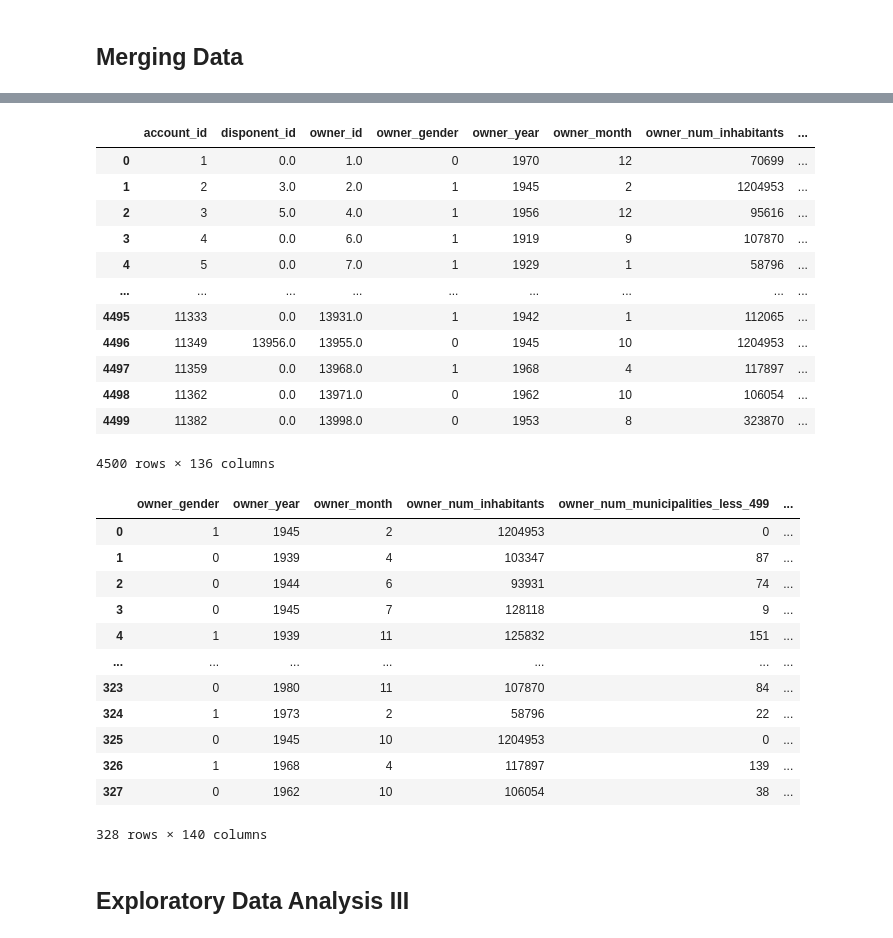
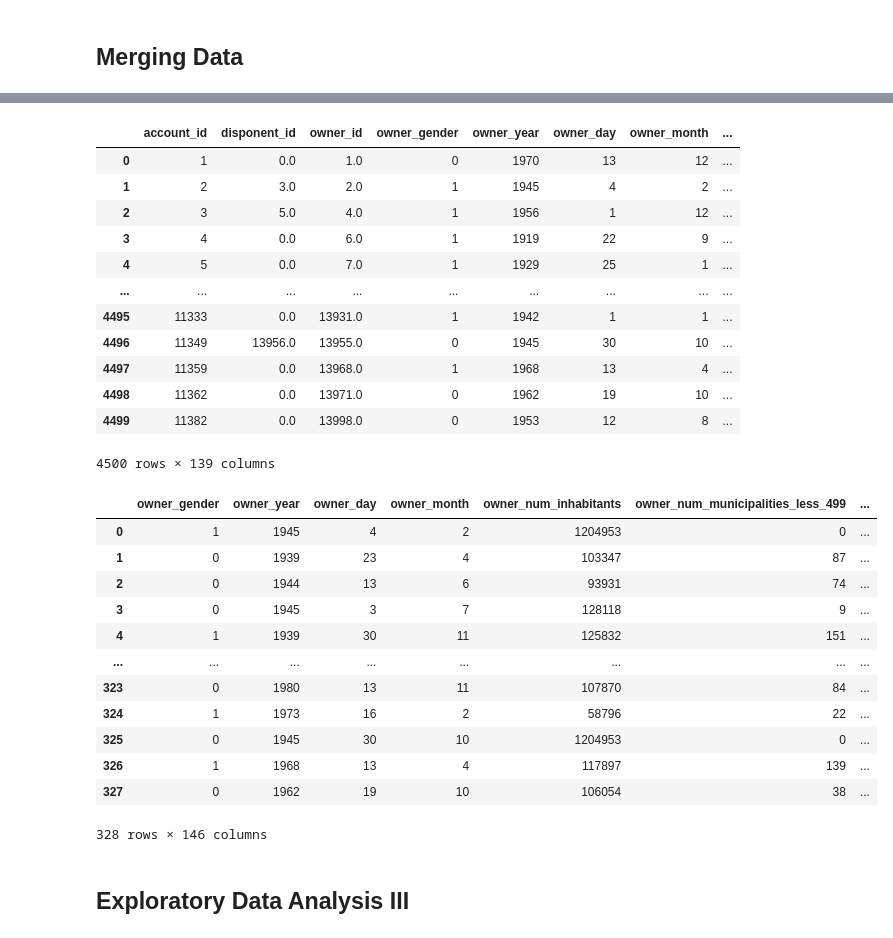
Before and after one commit to diogoabnunes/AC-Project, a Jupyter notebook: docs/notebook.ipynb, the cells around one changed output, grey strips where cells are left out. Cells and saved outputs as stored; diff of their text form; code cells hidden in the pictures.

```diff
--- a/docs/notebook.ipynb
+++ b/docs/notebook.ipynb
@@ -186,8 +186,9 @@ def preProcessClient(client_df):
     #df['birth_number'] = df['year']*10000 + df['month']*100 + df['day']
     #df['birth'] = pd.to_datetime(df['birth_number'], format='%Y%m%d')
 
+
     # Removing unnecessary columns
-    df = df.drop(['birth_number', 'day', 'mix'], axis=1)
+    df = df.drop(['birth_number', 'mix'], axis=1)
 
     return df
 
@@ -271,7 +272,7 @@ def preProcessLoan(loan_df):
     df['month'] = (df['date'] % 10000) // 100 # get middle digits
 
     # Removing unnecessary columns
-    df = df.drop(['date', 'day'], axis=1)
+    df = df.drop(['date'], axis=1)
 
     return df
 
@@ -287,7 +288,7 @@ def preProcessTransaction(transaction_df):
     df['type'].replace({'credit': 1, 'withdrawal': -1, 'withdrawal in cash': -1}, inplace=True)
 
     # Removing unnecessary columns
-    df = df.drop(['date', 'day', 'bank', 'account', 'operation', 'k_symbol'], axis=1)
+    df = df.drop(['date', 'bank', 'account', 'operation', 'k_symbol'], axis=1)
 
     return df
 # %%
@@ -351,7 +352,7 @@ def processRightSide(client, disp, card, district):
     rightSide = rightSide.drop(['client_id', 'client_id_disp', 'district_id', 'district_id_disp', 'disponent_card_type', 'disponent_issued_card_month', 'disponent_issued_card_year'], axis=1)
     rightSide = rightSide.drop(['owner_issued_card_month', 'owner_issued_card_year'], axis=1)
 
-    rightSide = rightSide.rename(columns={'gender': 'owner_gender', 'year': 'owner_year', 'month': 'owner_month', 'no. of inhabitants': 'owner_num_inhabitants',
+    rightSide = rightSide.rename(columns={'gender': 'owner_gender', 'year': 'owner_year', 'day': 'owner_day', 'month': 'owner_month', 'no. of inhabitants': 'owner_num_inhabitants',
         'no. of municipalities with inhabitants < 499 ': 'owner_num_municipalities_less_499',
         'no. of municipalities with inhabitants 500-1999': 'owner_num_municipalities_between_500_1999',
         'no. of municipalities with inhabitants 2000-9999 ': 'owner_num_municipalities_between_2000_9999',
@@ -359,7 +360,7 @@ def processRightSide(client, disp, card, district):
         'no. of cities ': 'owner_num_cities', 'ratio of urban inhabitants ': 'owner_inhabitants_ratio',
         'average salary ': 'owner_average_salary', 'entrepeneurs ratio': 'owner_entrepeneurs_ratio',
         'crimes_increase': 'owner_crimes_increase', 'unemploymant_increase': 'owner_unemploymant_increase'})
-    rightSide = rightSide.rename(columns={'gender_disp': 'disponent_gender', 'year_disp': 'disponent_year', 'month_disp': 'disponent_month', 'no. of inhabitants_disp': 'disponent_num_inhabitants',
+    rightSide = rightSide.rename(columns={'gender_disp': 'disponent_gender', 'year_disp': 'disponent_year', 'day_disp': 'disponent_day', 'month_disp': 'disponent_month', 'no. of inhabitants_disp': 'disponent_num_inhabitants',
         'no. of municipalities with inhabitants < 499 _disp': 'disponent_num_municipalities_less_499',
         'no. of municipalities with inhabitants 500-1999_disp': 'disponent_num_municipalities_between_500_1999',
         'no. of municipalities with inhabitants 2000-9999 _disp': 'disponent_num_municipalities_between_2000_9999',
@@ -489,48 +494,54 @@ def merge12(merge1, merge2):
 merge12_df = merge12(accountTransaction_df, rightSide)
 display(merge12_df)
 # %% [output]
-|  | account_id | disponent_id | owner_id | owner_gender | owner_year | owner_month | owner_num_inhabitants | ... |
-| 0 | 1 | 0.0 | 1.0 | 0 | 1970 | 12 | 70699 | ... |
-| 1 | 2 | 3.0 | 2.0 | 1 | 1945 | 2 | 1204953 | ... |
-| 2 | 3 | 5.0 | 4.0 | 1 | 1956 | 12 | 95616 | ... |
-| 3 | 4 | 0.0 | 6.0 | 1 | 1919 | 9 | 107870 | ... |
-| 4 | 5 | 0.0 | 7.0 | 1 | 1929 | 1 | 58796 | ... |
+|  | account_id | disponent_id | owner_id | owner_gender | owner_year | owner_day | owner_month | ... |
+| 0 | 1 | 0.0 | 1.0 | 0 | 1970 | 13 | 12 | ... |
+| 1 | 2 | 3.0 | 2.0 | 1 | 1945 | 4 | 2 | ... |
+| 2 | 3 | 5.0 | 4.0 | 1 | 1956 | 1 | 12 | ... |
+| 3 | 4 | 0.0 | 6.0 | 1 | 1919 | 22 | 9 | ... |
+| 4 | 5 | 0.0 | 7.0 | 1 | 1929 | 25 | 1 | ... |
 | ... | ... | ... | ... | ... | ... | ... | ... | ... |
-| 4495 | 11333 | 0.0 | 13931.0 | 1 | 1942 | 1 | 112065 | ... |
-| 4496 | 11349 | 13956.0 | 13955.0 | 0 | 1945 | 10 | 1204953 | ... |
-| 4497 | 11359 | 0.0 | 13968.0 | 1 | 1968 | 4 | 117897 | ... |
-| 4498 | 11362 | 0.0 | 13971.0 | 0 | 1962 | 10 | 106054 | ... |
-| 4499 | 11382 | 0.0 | 13998.0 | 0 | 1953 | 8 | 323870 | ... |
+| 4495 | 11333 | 0.0 | 13931.0 | 1 | 1942 | 1 | 1 | ... |
+| 4496 | 11349 | 13956.0 | 13955.0 | 0 | 1945 | 30 | 10 | ... |
+| 4497 | 11359 | 0.0 | 13968.0 | 1 | 1968 | 13 | 4 | ... |
+| 4498 | 11362 | 0.0 | 13971.0 | 0 | 1962 | 19 | 10 | ... |
+| 4499 | 11382 | 0.0 | 13998.0 | 0 | 1953 | 12 | 8 | ... |
-4500 rows × 136 columns
+4500 rows × 139 columns
 # %%
 # Final merge: merge12 with loans
 def finalMerge(merge12, loans):
     final_df = merge12.merge(loans, on='account_id')
     final_df = final_df.rename(columns={'amount': 'loan_amount',
         'duration': 'loan_duration', 'payments': 'loan_payments',
         'year': 'loan_year', 'month': 'loan_month',
-        'status': 'loan_status'})
+        'status': 'loan_status', 'day': 'loan_day'})
     final_df = final_df.drop(['owner_id', 'disponent_id', 'account_id'], axis=1)
 
     return final_df
 
 final_df = finalMerge(merge12_df, preProcessedLoan_df)
-# final_df = final_df.drop(['loan_id'], axis=1)
+
+# Create "months until account reaches 0 if there are no more credits" feature
+final_df['months_until_0'] = final_df['last_balance'] / final_df['loan_payments']
+
+# Create "age in days" feature
+final_df['age'] = (final_df['loan_year'] * 365 + final_df['loan_month'] * 30 + final_df['loan_day']) - (final_df['owner_year'] * 365 + final_df['owner_month'] * 30 + final_df['owner_day'])
+
 display(final_df)
 # %% [output]
-|  | owner_gender | owner_year | owner_month | owner_num_inhabitants | owner_num_municipalities_less_499 | ... |
-| 0 | 1 | 1945 | 2 | 1204953 | 0 | ... |
-| 1 | 0 | 1939 | 4 | 103347 | 87 | ... |
-| 2 | 0 | 1944 | 6 | 93931 | 74 | ... |
-| 3 | 0 | 1945 | 7 | 128118 | 9 | ... |
-| 4 | 1 | 1939 | 11 | 125832 | 151 | ... |
-| ... | ... | ... | ... | ... | ... | ... |
-| 323 | 0 | 1980 | 11 | 107870 | 84 | ... |
-| 324 | 1 | 1973 | 2 | 58796 | 22 | ... |
-| 325 | 0 | 1945 | 10 | 1204953 | 0 | ... |
-| 326 | 1 | 1968 | 4 | 117897 | 139 | ... |
-| 327 | 0 | 1962 | 10 | 106054 | 38 | ... |
+|  | owner_gender | owner_year | owner_day | owner_month | owner_num_inhabitants | owner_num_municipalities_less_499 | ... |
+| 0 | 1 | 1945 | 4 | 2 | 1204953 | 0 | ... |
+| 1 | 0 | 1939 | 23 | 4 | 103347 | 87 | ... |
+| 2 | 0 | 1944 | 13 | 6 | 93931 | 74 | ... |
+| 3 | 0 | 1945 | 3 | 7 | 128118 | 9 | ... |
+| 4 | 1 | 1939 | 30 | 11 | 125832 | 151 | ... |
+| ... | ... | ... | ... | ... | ... | ... | ... |
+| 323 | 0 | 1980 | 13 | 11 | 107870 | 84 | ... |
+| 324 | 1 | 1973 | 16 | 2 | 58796 | 22 | ... |
+| 325 | 0 | 1945 | 30 | 10 | 1204953 | 0 | ... |
+| 326 | 1 | 1968 | 13 | 4 | 117897 | 139 | ... |
+| 327 | 0 | 1962 | 19 | 10 | 106054 | 38 | ... |
-328 rows × 140 columns
+328 rows × 146 columns
 # %% [markdown]
 ## Exploratory Data Analysis III
 # %%
```
Also changed, not shown: parts of 8 cells of this notebook, 2 other files.
